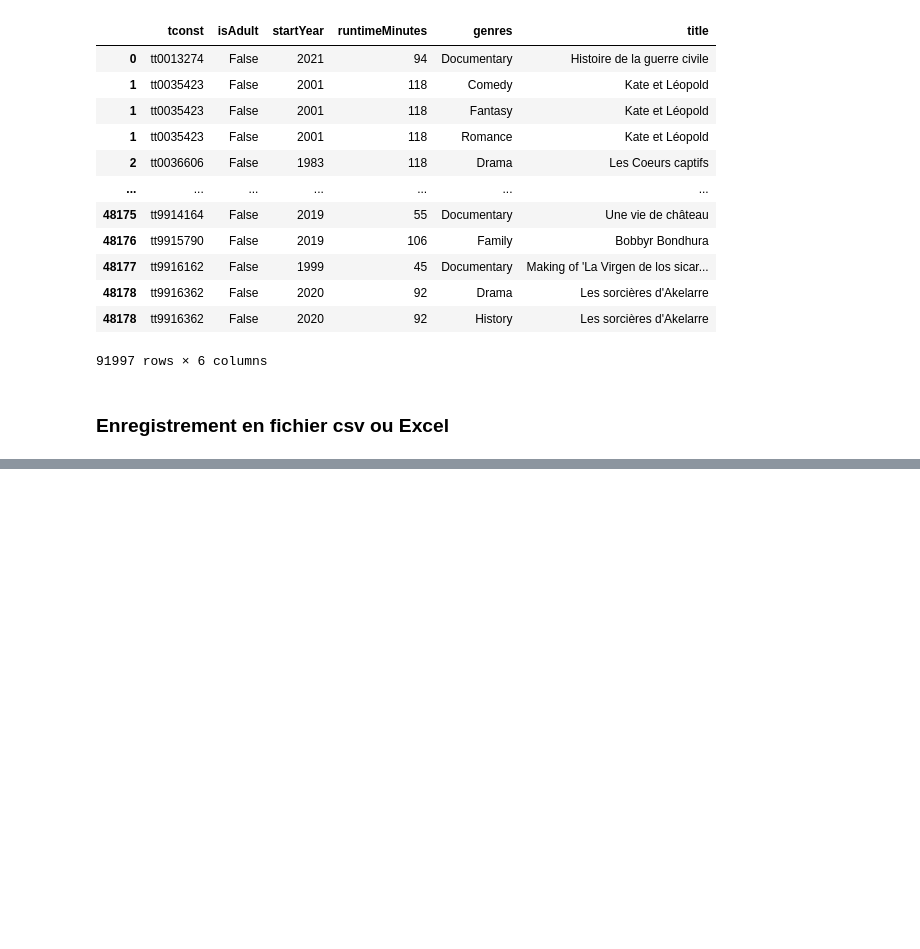
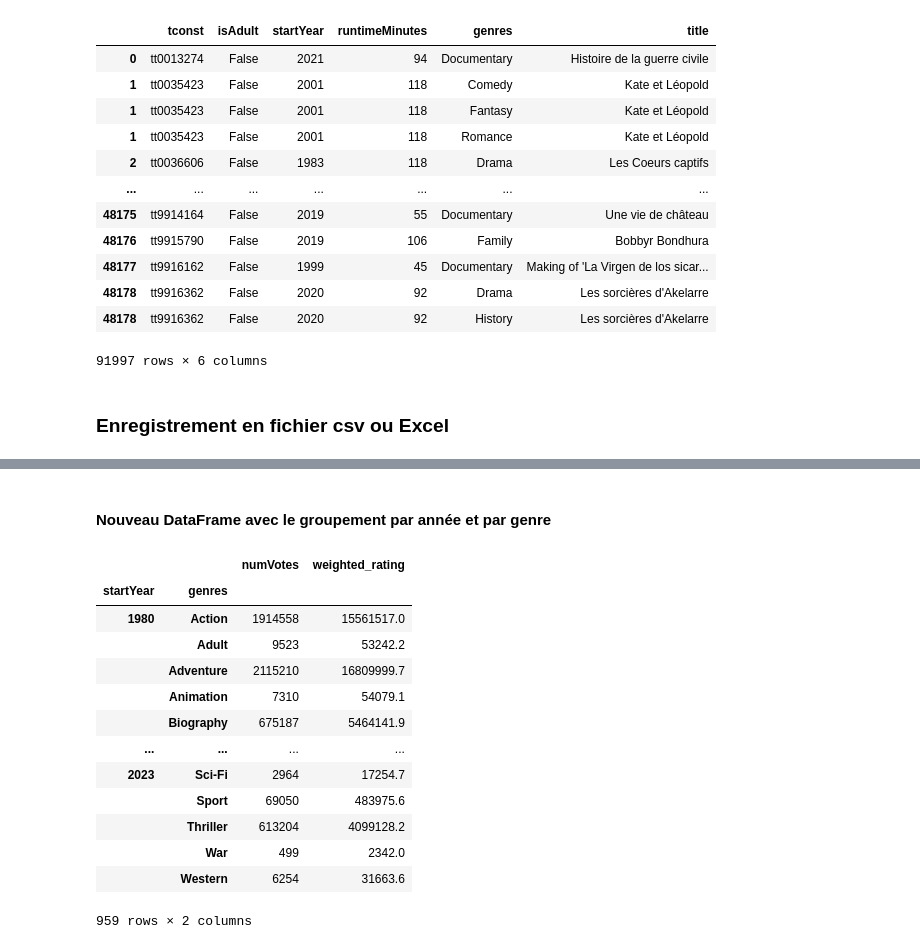
Before and after one commit to Miche5967/Projet_WCS_02_Systeme_recommandation_films, a Jupyter notebook: df_movies_in_Fr_from_1980_explode_genres.ipynb, the cells around one changed output, grey strips where cells are left out. Drawn from its saved outputs; the diff is of its cells as text; code cells hidden in the pictures; blank space fills up the shorter version.

```diff
--- a/df_movies_in_Fr_from_1980_explode_genres.ipynb
+++ b/df_movies_in_Fr_from_1980_explode_genres.ipynb
@@ -1137,0 +1255,4 @@ df_movie_title_fr_recent_years_exploded.to_csv(
+# %%
+# Nouvelle colonne "weighted_rating" dans df_years_genres_ratings
+df_years_genres_ratings["weighted_rating"] = df_years_genres_ratings.averageRating * df_years_genres_ratings.numVotes
+df_years_genres_ratings.info()
@@ -1137,0 +1277,23 @@ df_movie_title_fr_recent_years_exploded.to_csv(
+# %% [markdown]
+#### Nouveau DataFrame avec le groupement par année et par genre
+# %%
+# Création d'un nouveau DataFrame df_group_years_genres en groupant les données du précédent par année et par genre
+# avec comme aggrégation les somme des nombres de votes et des valeurs de la nouvelle colonne weighted_rating"
+df_group_years_genres = df_years_genres_ratings.groupby(
+    by = ["startYear", "genres"]).agg({"numVotes" : "sum", "weighted_rating" : "sum"})
+df_group_years_genres
+# %% [output]
+|  |  | numVotes | weighted_rating |
+| startYear | genres |  |  |
+| 1980 | Action | 1914558 | 15561517.0 |
+|  | Adult | 9523 | 53242.2 |
+|  | Adventure | 2115210 | 16809999.7 |
+|  | Animation | 7310 | 54079.1 |
+|  | Biography | 675187 | 5464141.9 |
+| ... | ... | ... | ... |
+| 2023 | Sci-Fi | 2964 | 17254.7 |
+|  | Sport | 69050 | 483975.6 |
+|  | Thriller | 613204 | 4099128.2 |
+|  | War | 499 | 2342.0 |
+|  | Western | 6254 | 31663.6 |
+959 rows × 2 columns
```
Also changed, not shown: parts of 22 cells of this notebook.
